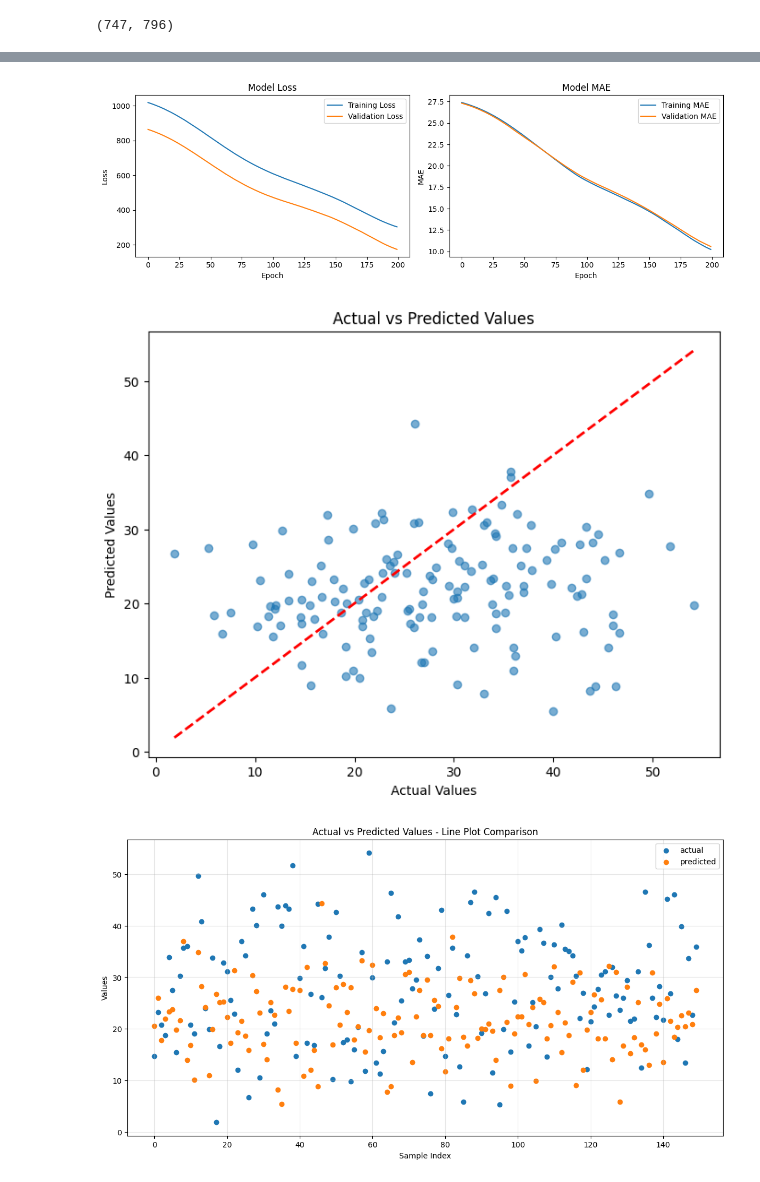
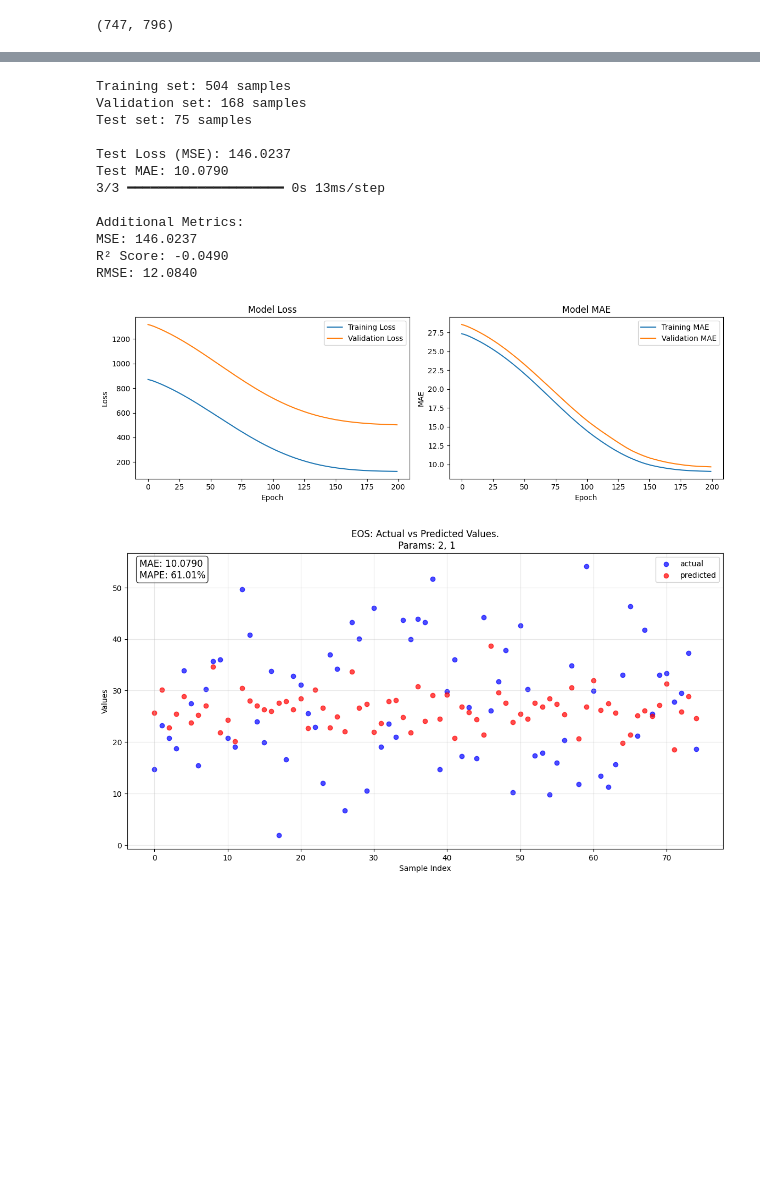
Before and after one commit to kshipra-jadav/major-2-experiments, a Jupyter notebook: code/ann.ipynb, the cells around one changed output, grey strips where cells are left out. Saved outputs shown, nothing was run; the diff lists cells and outputs as text; code cells hidden in the pictures; blank space fills up the shorter version.

Commit message:
finish ANN experiments and 3d plots

```diff
--- a/code/ann.ipynb
+++ b/code/ann.ipynb
@@ -125,10 +12,16 @@ Test set: 75 samples
 # %%
+from model_experiments import ANNExperimentsV1
+import tensorflow as tf
+
+exp1 = ANNExperimentsV1(eos, features=['HH', 'HV'], satellite='EOS')
+
 # Build the ANN model with non-linearity
 model = tf.keras.Sequential([
     # Input layer
-    tf.keras.layers.Dense(2, activation='relu', input_shape=(X_train.shape[1],)),
+    tf.keras.Input(shape=(2, )),
+    tf.keras.layers.Dense(2, activation='relu'),
     tf.keras.layers.Dense(1)
 ])
 
-train_model(model)
+exp1.run_experiment(model, optimizer='adam', epochs=200, batch_size=32, verbose=0, model_param_string='2, 1')
 # %% [output]
@@ -143,6 +30,17 @@ MAE: 13.8414
+Training set: 504 samples
+Validation set: 168 samples
+Test set: 75 samples
+
+Test Loss (MSE): 146.0237
+Test MAE: 10.0790
+3/3 ━━━━━━━━━━━━━━━━━━━━ 0s 13ms/step
+
+Additional Metrics:
+MSE: 146.0237
+R² Score: -0.0490
+RMSE: 12.0840
-[figure, old version]
+[figure, new version]
-[figure, old version]
+[figure, new version]
-[figure, removed]
 # %%
 # Build the ANN model with non-linearity
 model = tf.keras.Sequential([
```
Also changed, not shown: parts of 20 cells of this notebook, 17 other files.
